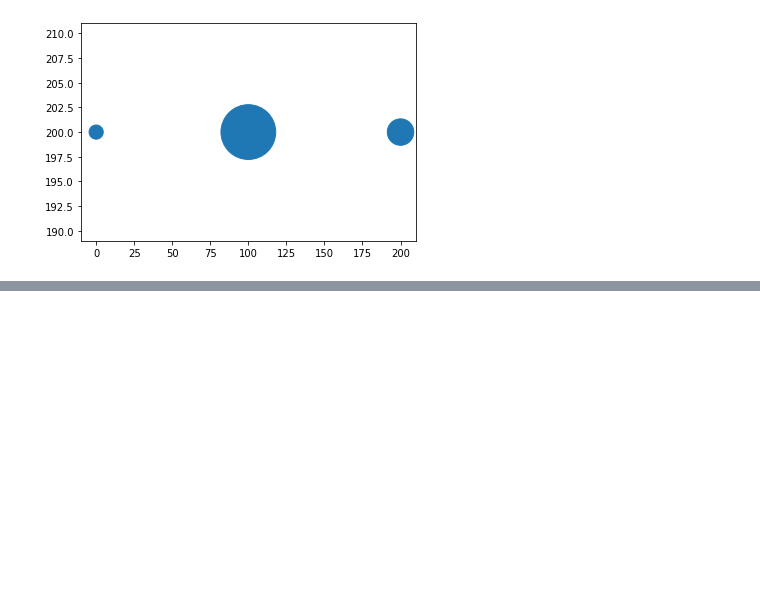
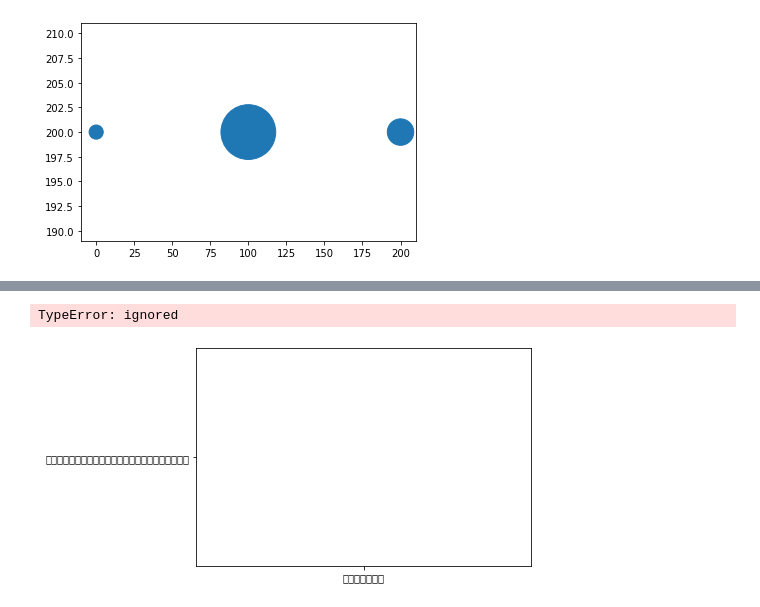
Before and after one commit to Suchirapon/data_viz, a Jupyter notebook: Visualize_Data_Distribution(02).ipynb, the cells around one changed output, grey strips where cells are left out. Cells and saved outputs as stored; diff of their text form; code cells hidden in the pictures; blank space fills up the shorter version.

```diff
--- a/Visualize_Data_Distribution(02).ipynb
+++ b/Visualize_Data_Distribution(02).ipynb
@@ -219,0 +237,2 @@ plt.scatter([0,100,200],[200,200,200],s=[200,3000,700])
+# %%
+data_piv = data_drop['สาธารณะ/ส่วนบุคคล'].astype('category')
@@ -219,0 +243,2 @@ plt.scatter([0,100,200],[200,200,200],s=[200,3000,700])
+# %%
+data_tra = data_drop['รูปแบบการเดินทาง'].astype('category')
@@ -219,0 +256,5 @@ plt.scatter([0,100,200],[200,200,200],s=[200,3000,700])
+# %%
+plt.scatter(data_piv,data_tra,s=0.0009*data_month,alpha=0.5)
+# %% [output]
+TypeError: ignored
+[figure, added]
```
Also changed, not shown: parts of 21 cells of this notebook.
